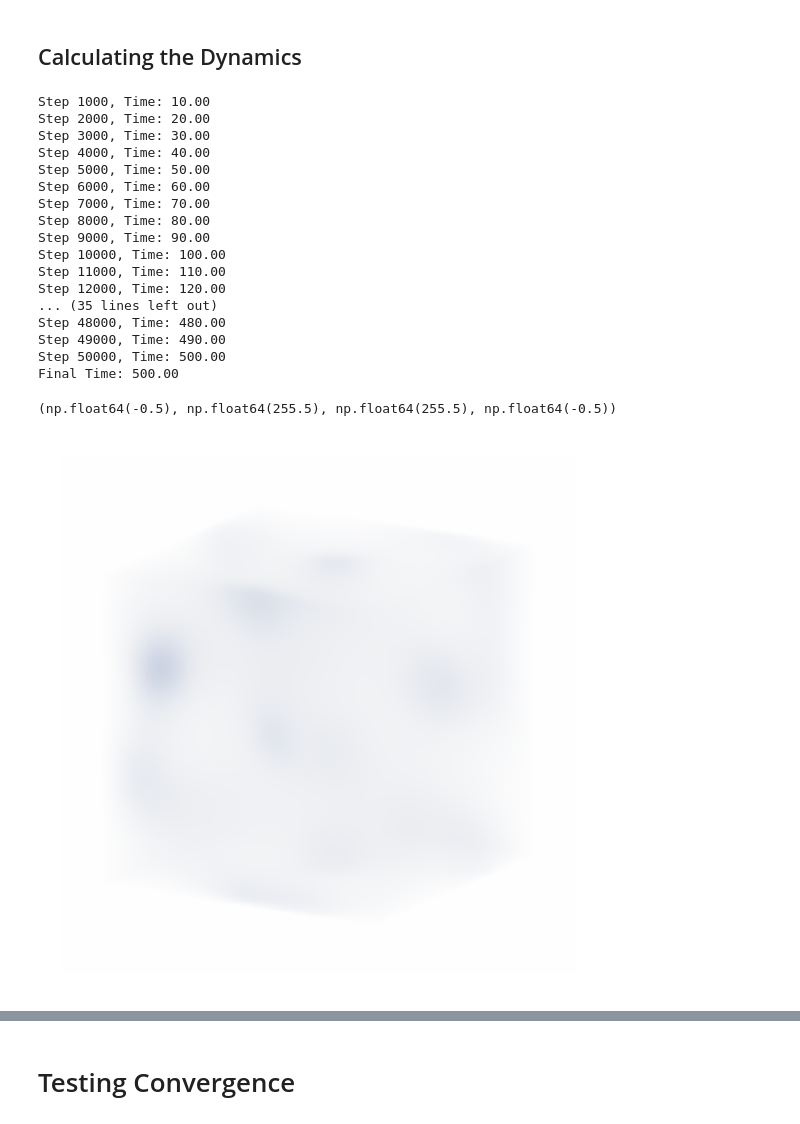
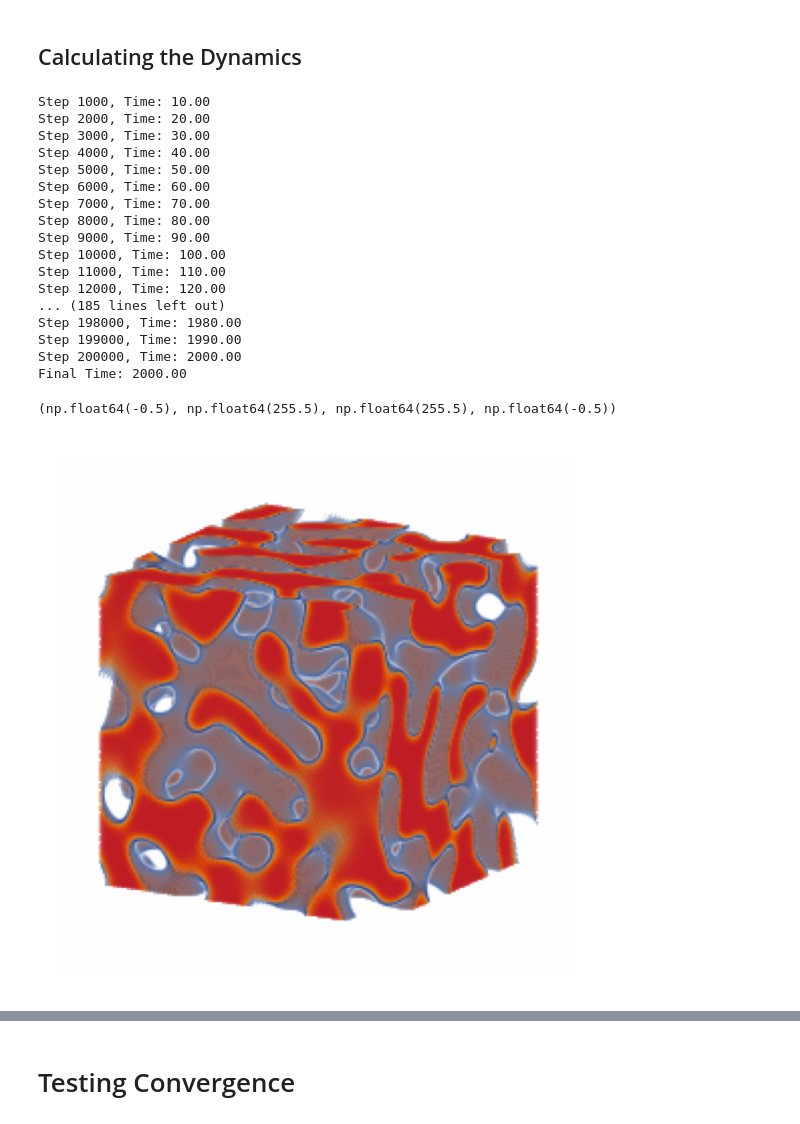
Before and after one commit to elvissoares/spectralETD, a Jupyter notebook: examples/CH3d.ipynb, the cells around one changed output, grey strips where cells are left out. Cells and saved outputs as stored; diff of their text form; code cells hidden in the pictures.

```diff
--- a/examples/CH3d.ipynb
+++ b/examples/CH3d.ipynb
@@ -62,13 +62,13 @@ Using time step: 0.01
 # %% [markdown]
 ## Calculating the Dynamics
 # %%
-T = 500.0 # total time
+T = 2000.0 # total time
 
 # Setting Initial condition
 seed = 12345 # (random seed for reproducibility)
 rng = np.random.default_rng(seed)
 noise = 0.01
-mean = 0.25
+mean = 0.5
 n0 = mean + noise*rng.standard_normal((CH.Ngrid[0],CH.Ngrid[1],CH.Ngrid[2]))  # initial condition
 CH.Set_Field(n0)
 
@@ -89,22 +89,22 @@ Step 9000, Time: 90.00
 Step 10000, Time: 100.00
 Step 11000, Time: 110.00
 Step 12000, Time: 120.00
-... (35 lines left out)
-Step 48000, Time: 480.00
-Step 49000, Time: 490.00
-Step 50000, Time: 500.00
-Final Time: 500.00
+... (185 lines left out)
+Step 198000, Time: 1980.00
+Step 199000, Time: 1990.00
+Step 200000, Time: 2000.00
+Final Time: 2000.00
 # %%
 from volumerender import volumerender
 # %%
-j1=3
+j1=2
 image1 = volumerender(CH.L, n[j1], min_value = 0.5, max_value = 1.0, Ngrid=256)
 plt.figure(figsize=(3,3), dpi=240)
 plt.imshow(image1)
 plt.axis('off')
 # %% [output]
 (np.float64(-0.5), np.float64(255.5), np.float64(255.5), np.float64(-0.5))
-[figure, old version]
+[figure, new version]
 # %%
 plt.figure(figsize=(3,3), dpi=240)
 plt.imshow(n[j1][:,0,:],cmap='RdBu_r',interpolation='gaussian')
```
Also changed, not shown: parts of 15 cells of this notebook, 24 other files.
